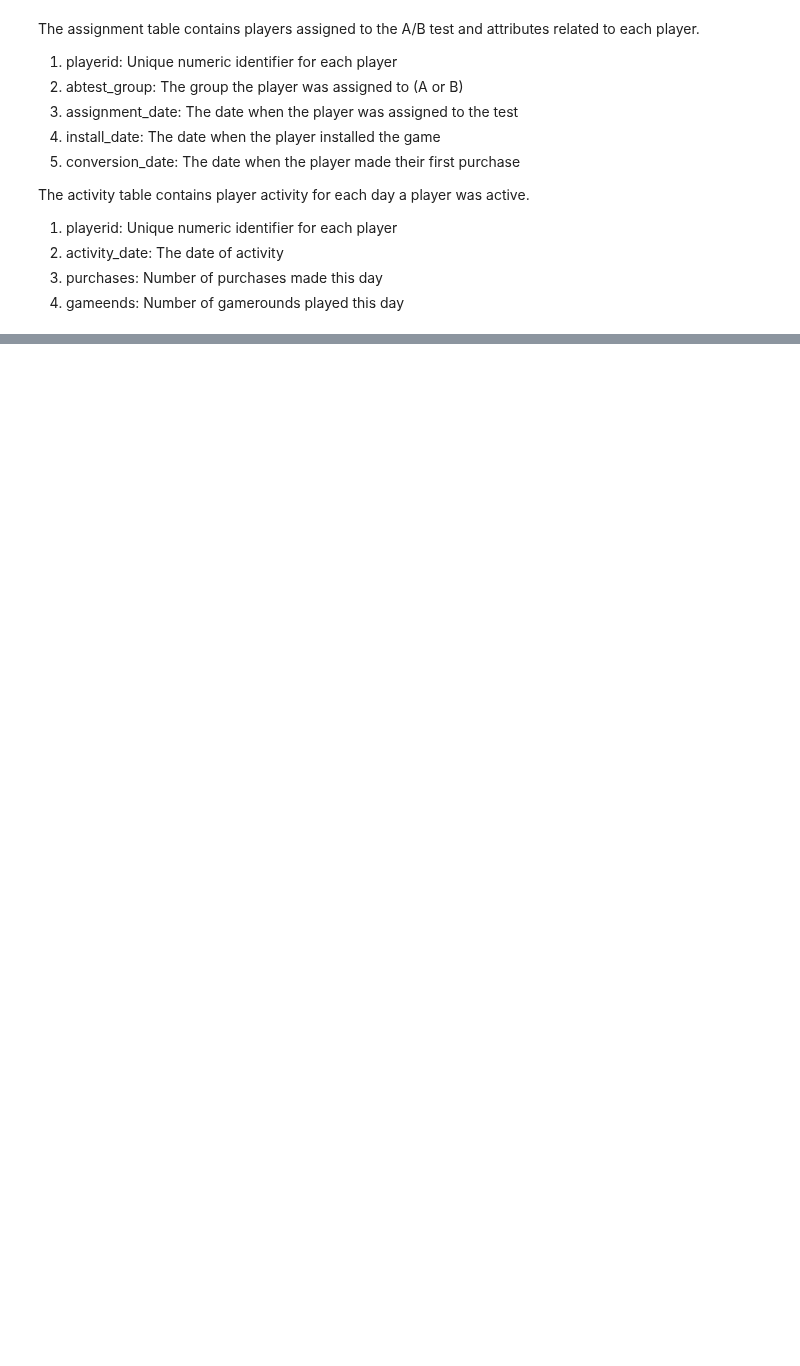
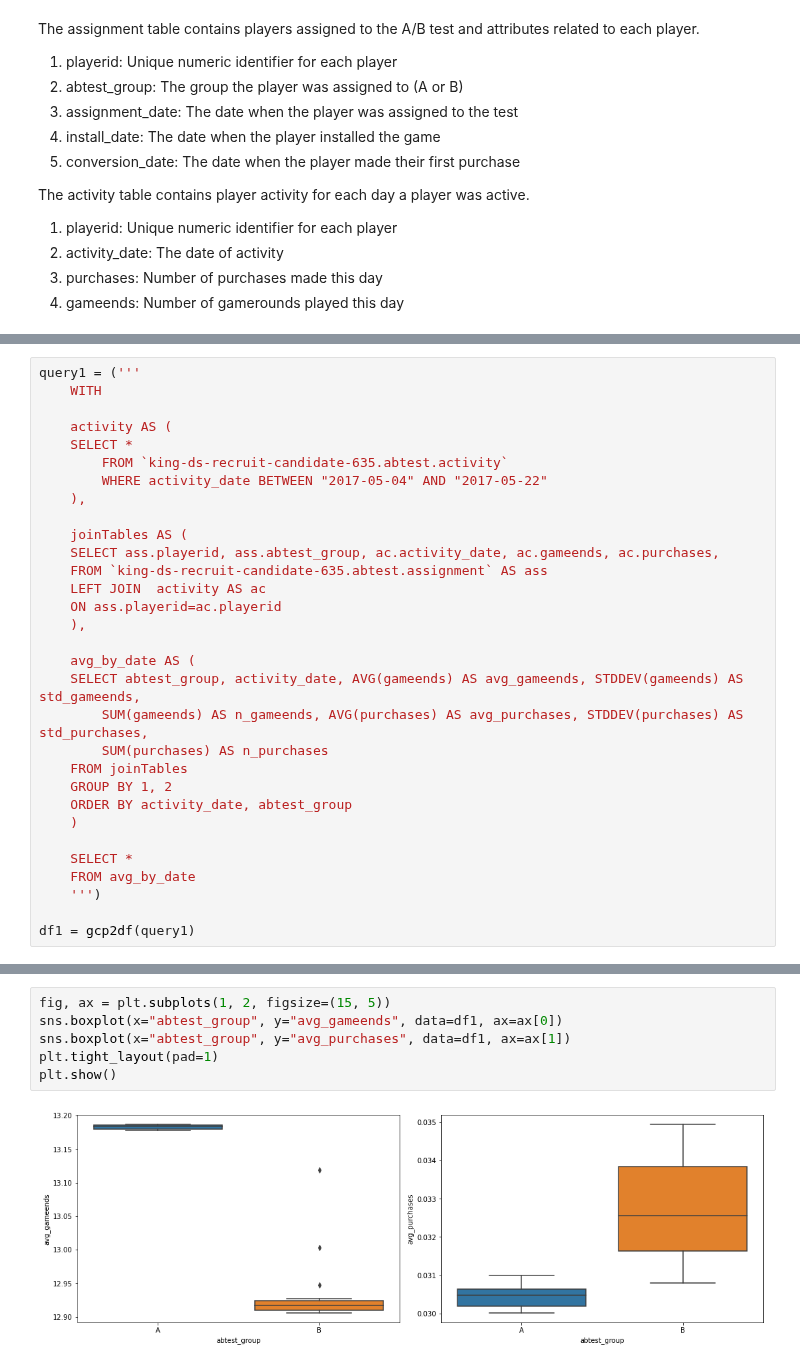
Before and after one commit to rmarinplana/personalProjects, a Jupyter notebook: EDA/gaming_analysis.ipynb, the cells around one changed output, grey strips where cells are left out. Saved outputs shown, nothing was run; the diff lists cells and outputs as text; blank space fills up the shorter version.

```diff
--- a/EDA/gaming_analysis.ipynb
+++ b/EDA/gaming_analysis.ipynb
@@ -232,0 +166,31 @@ plt.show
+# %%
+query1 = ('''
+    WITH
+
+    activity AS (
+    SELECT *
+        FROM `king-ds-recruit-candidate-635.abtest.activity`
+        WHERE activity_date BETWEEN "2017-05-04" AND "2017-05-22"
+    ),
+
+    joinTables AS (
+    SELECT ass.playerid, ass.abtest_group, ac.activity_date, ac.gameends, ac.purchases,
+    FROM `king-ds-recruit-candidate-635.abtest.assignment` AS ass
+    LEFT JOIN  activity AS ac
+    ON ass.playerid=ac.playerid
+    ),
+
+    avg_by_date AS (
+    SELECT abtest_group, activity_date, AVG(gameends) AS avg_gameends, STDDEV(gameends) AS std_gameends,
+        SUM(gameends) AS n_gameends, AVG(purchases) AS avg_purchases, STDDEV(purchases) AS std_purchases,
+        SUM(purchases) AS n_purchases
+    FROM joinTables
+    GROUP BY 1, 2
+    ORDER BY activity_date, abtest_group
+    )
+
+    SELECT *
+    FROM avg_by_date
+    ''')
+
+df1 = gcp2df(query1)
@@ -232,0 +408,8 @@ plt.show
+# %%
+fig, ax = plt.subplots(1, 2, figsize=(15, 5))
+sns.boxplot(x="abtest_group", y="avg_gameends", data=df1, ax=ax[0])
+sns.boxplot(x="abtest_group", y="avg_purchases", data=df1, ax=ax[1])
+plt.tight_layout(pad=1)
+plt.show()
+# %% [output]
+[figure, added]
```
Also changed, not shown: parts of 84 cells of this notebook.
